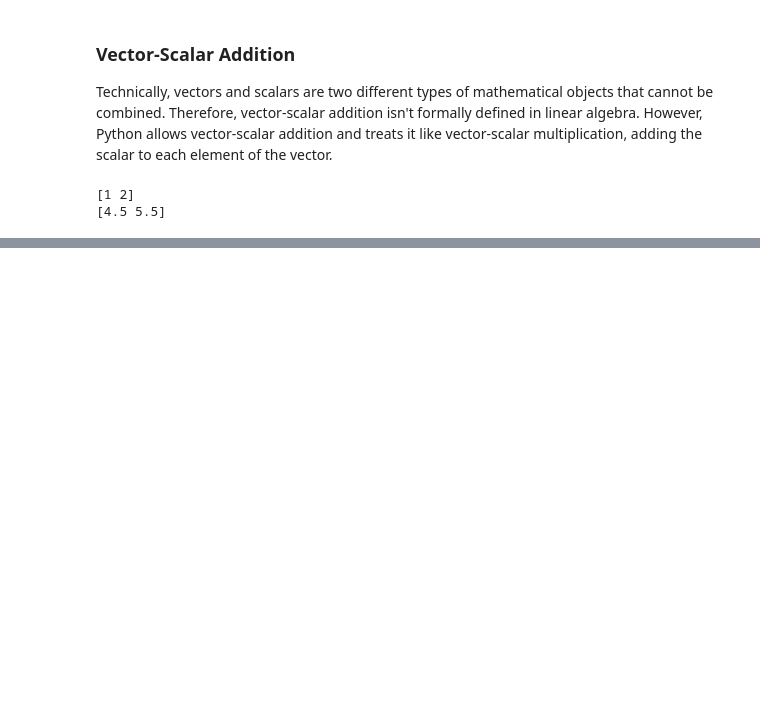
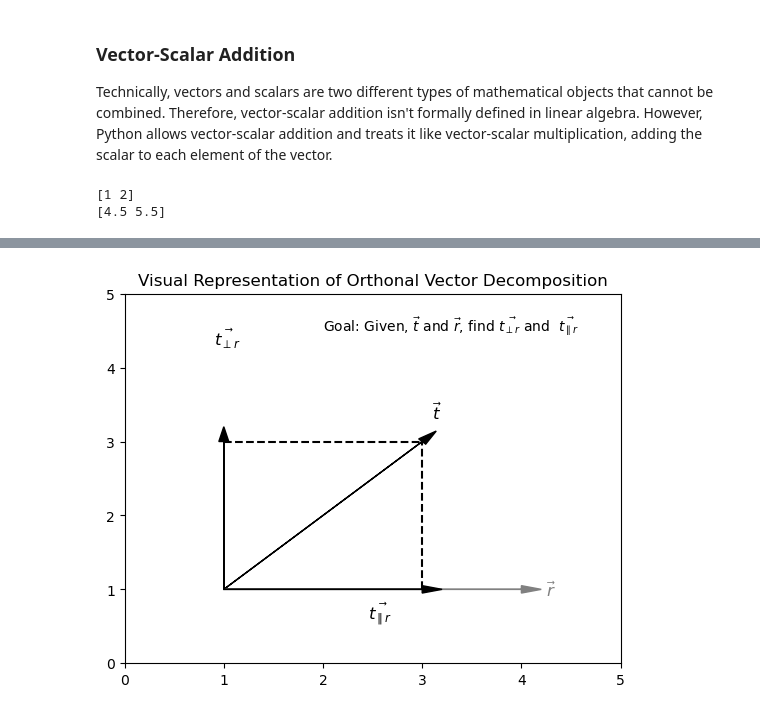
Before and after one commit to schcb15/LinAlg4DataScience, a Jupyter notebook: Read Along Notes/Ch_2_Vectors_Part_1.ipynb, the cells around one changed output, grey strips where cells are left out. Saved outputs shown, nothing was run; the diff lists cells and outputs as text; code cells hidden in the pictures; blank space fills up the shorter version.

```diff
--- a/Read Along Notes/Ch_2_Vectors_Part_1.ipynb
+++ b/Read Along Notes/Ch_2_Vectors_Part_1.ipynb
@@ -277,0 +715,34 @@ print(s+v)
+# %%
+# Create a figure and axes
+fig, ax = plt.subplots()
+
+# elements of plot
+
+#vector t
+ax.arrow(1,1,2,2, head_width=0.1, head_length=0.2, fc='black', ec='black')
+ax.text(3.1, 3.3, r'$\vec{t}$', color='black', fontsize=12)
+
+# vector r
+ax.arrow(1,1,3,0, head_width=0.1, head_length=0.2, fc='grey', ec='grey')
+ax.text(4.25, 0.9, r'$\vec{r}$', color='grey', fontsize=12)
+
+# vector perpendicular to reference vector
+ax.arrow(1,1,0,2, head_width=0.1, head_length=0.2, fc='black', ec='black')
+ax.text(0.9,4.3, r'$\vec{t_{\perp r}}$',color = 'black', fontsize = 12)
+
+# vecter parallel to reference vector
+ax.arrow(1,1,2,0, head_width=0.1, head_length=0.2, fc='black', ec='black')
+ax.text(2.45, 0.6, r'$\vec{t_{\parallel r}}$', color='black', fontsize=12)
+
+# lines indicating that the two vectors you're finding sum to the target vector:
+ax.plot([1,3], [3,3], color = 'black', linestyle = '--')
+ax.plot([3,3], [1,3], color = 'black', linestyle = '--')
+# Set limits and labels for clarity
+ax.set_xlim(0, 5)
+ax.set_ylim(0, 5)
+
+plt.title('Visual Representation of Orthonal Vector Decomposition')
+ax.text(2, 4.5, r'Goal: Given, $\vec{t}$ and $\vec{r}$, find $\vec{t_{\perp r}}$ and  $\vec{t_{\parallel r}}$')
+plt.show()
+# %% [output]
+[figure, added]
```
Also changed, not shown: parts of 44 cells of this notebook, 9 other files.
